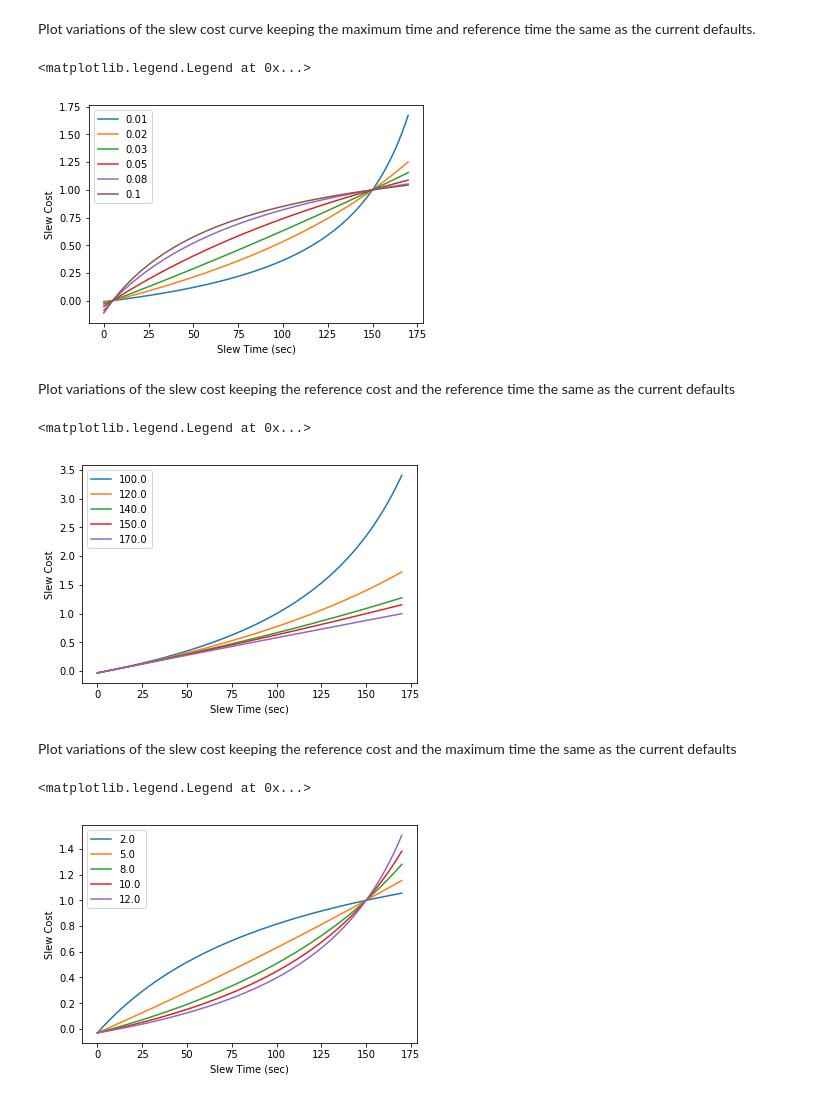
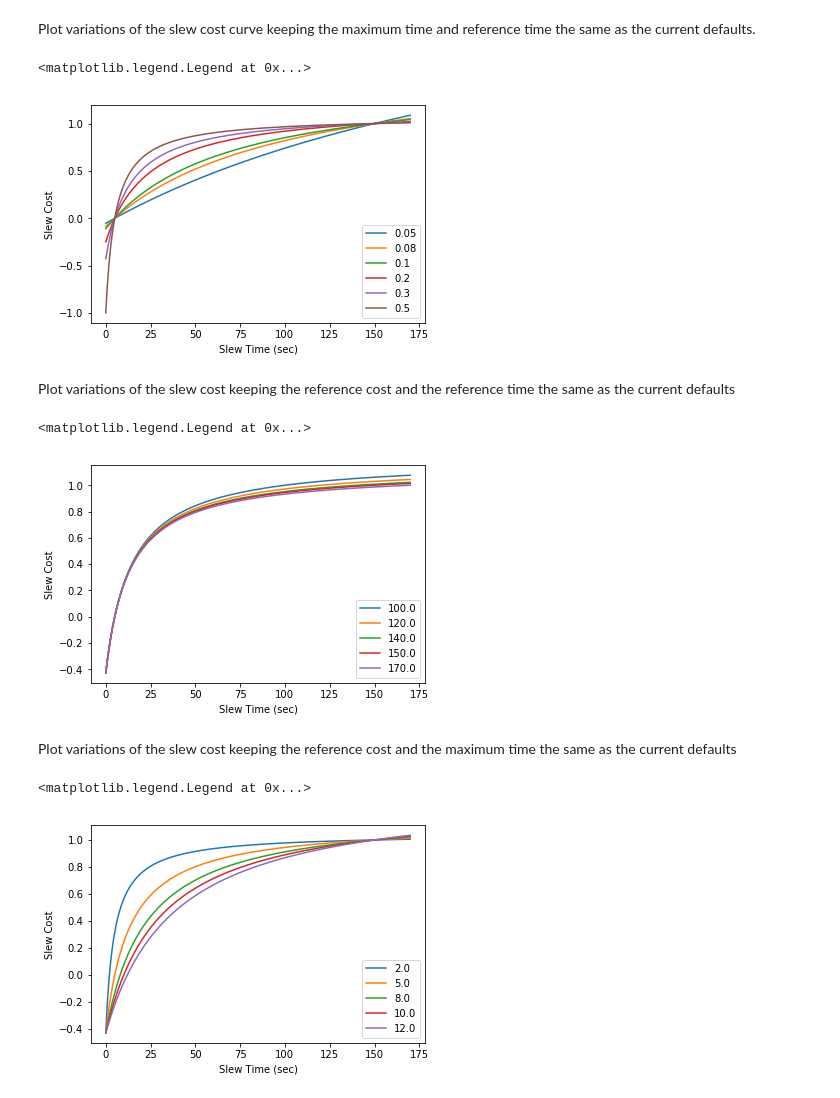
Before and after one commit to mareuter/notebooks, a Jupyter notebook: LSST/OpSim/Slew_Time_Cost.ipynb, the cells around one changed output. Cells and saved outputs as stored; diff of their text form; code cells hidden in the pictures.

Commit message:
Changing to correct default slew cost cost reference value.

```diff
--- a/LSST/OpSim/Slew_Time_Cost.ipynb
+++ b/LSST/OpSim/Slew_Time_Cost.ipynb
@@ -16,7 +16,7 @@ Plot variations of the slew cost curve keeping the maximum time and reference ti
 # %%
 time_maximum = 150.0
 time_reference = 5.0
-cost_references = [0.01, 0.02, 0.03, 0.05, 0.08, 0.1]
+cost_references = [0.05, 0.08, 0.1, 0.2, 0.3, 0.5]
 for cost_reference in cost_references:
     cost_curve = slew_cost(slew_time, time_reference, cost_reference, time_maximum)
     plt.plot(slew_time, cost_curve, label="{}".format(cost_reference))
@@ -25,11 +25,11 @@ plt.ylabel("Slew Cost")
 plt.legend()
 # %% [output]
 <matplotlib.legend.Legend at 0x...>
-[figure, old version]
+[figure, new version]
 # %% [markdown]
 Plot variations of the slew cost keeping the reference cost and the reference time the same as the current defaults
 # %%
-cost_reference = 0.03
+cost_reference = 0.3
 time_reference = 5.0
 time_maximums = [100.0, 120.0, 140.0, 150.0, 170.0]
 for time_maximum in time_maximums:
@@ -40,19 +40,19 @@ plt.ylabel("Slew Cost")
 plt.legend()
 # %% [output]
 <matplotlib.legend.Legend at 0x...>
-[figure, old version]
+[figure, new version]
 # %% [markdown]
 Plot variations of the slew cost keeping the reference cost and the maximum time the same as the current defaults
 # %%
-cost_reference = 0.03
+cost_reference = 0.3
 time_maximum = 150.0
 time_references = [2.0, 5.0, 8.0, 10.0, 12.0]
 for time_reference in time_references:
     cost_curve = slew_cost(slew_time, time_reference, cost_reference, time_maximum)
     plt.plot(slew_time, cost_curve, label="{}".format(time_reference))
 plt.xlabel("Slew Time (sec)")
 plt.ylabel("Slew Cost")
 plt.legend()
 # %% [output]
 <matplotlib.legend.Legend at 0x...>
-[figure, old version]
+[figure, new version]
```
